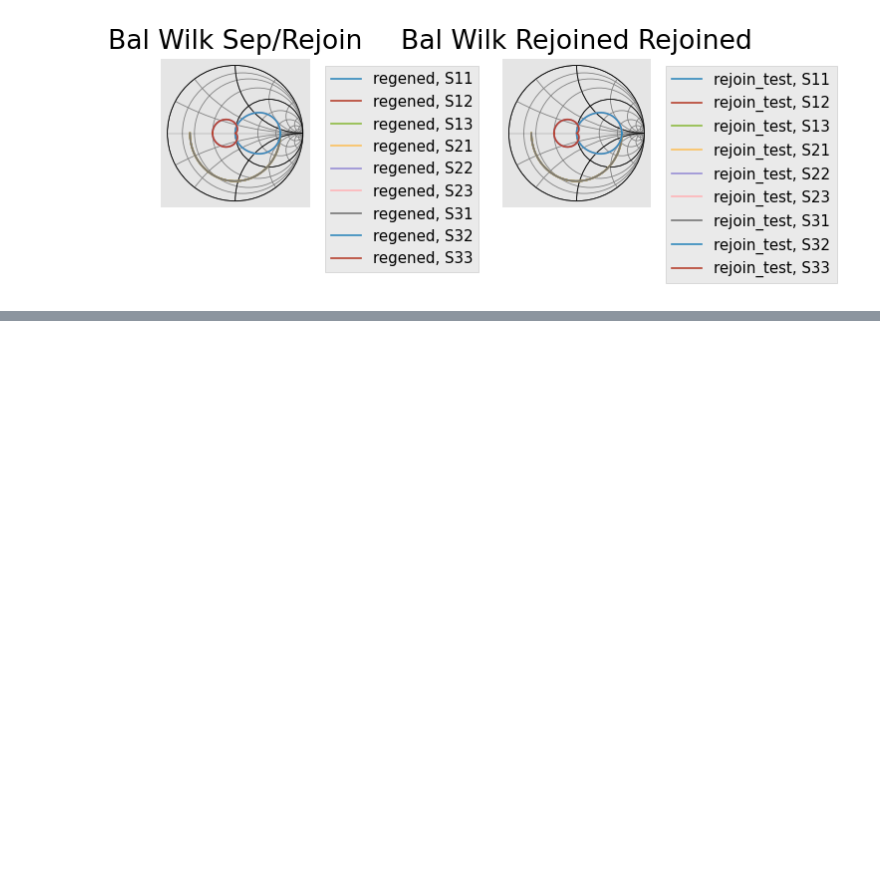
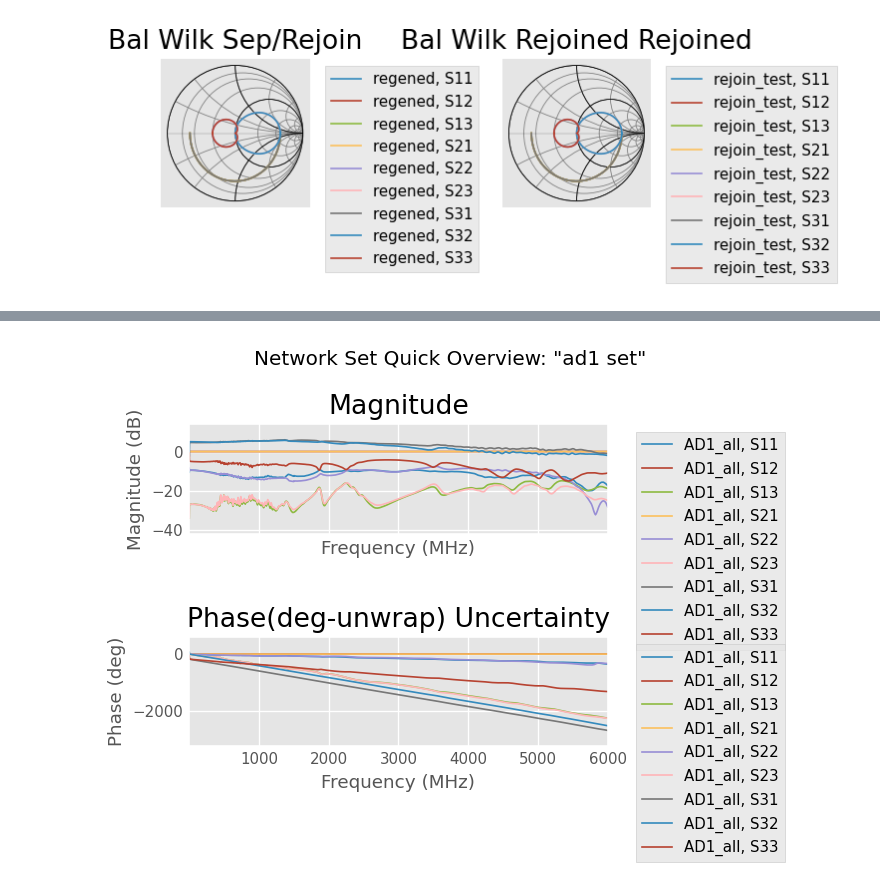
Before and after one commit to GProtoZeroW/scikit-rf_apps, a Jupyter notebook: s2ps_to_sNp_tool_proto.ipynb, the cells around one changed output, grey strips where cells are left out. Drawn from its saved outputs; the diff is of its cells as text; code cells hidden in the pictures; blank space fills up the shorter version.

```diff
--- a/s2ps_to_sNp_tool_proto.ipynb
+++ b/s2ps_to_sNp_tool_proto.ipynb
@@ -461,0 +642,2 @@ plt.tight_layout()
+# %%
+test=arb_snps_2_NportJoint('./sparce_data/', 'ad1')
@@ -461,0 +649,4 @@ plt.tight_layout()
+# %%
+test.review_joint()
+# %% [output]
+[figure, added]
```
Also changed, not shown: parts of 8 cells of this notebook, 3 other files.
